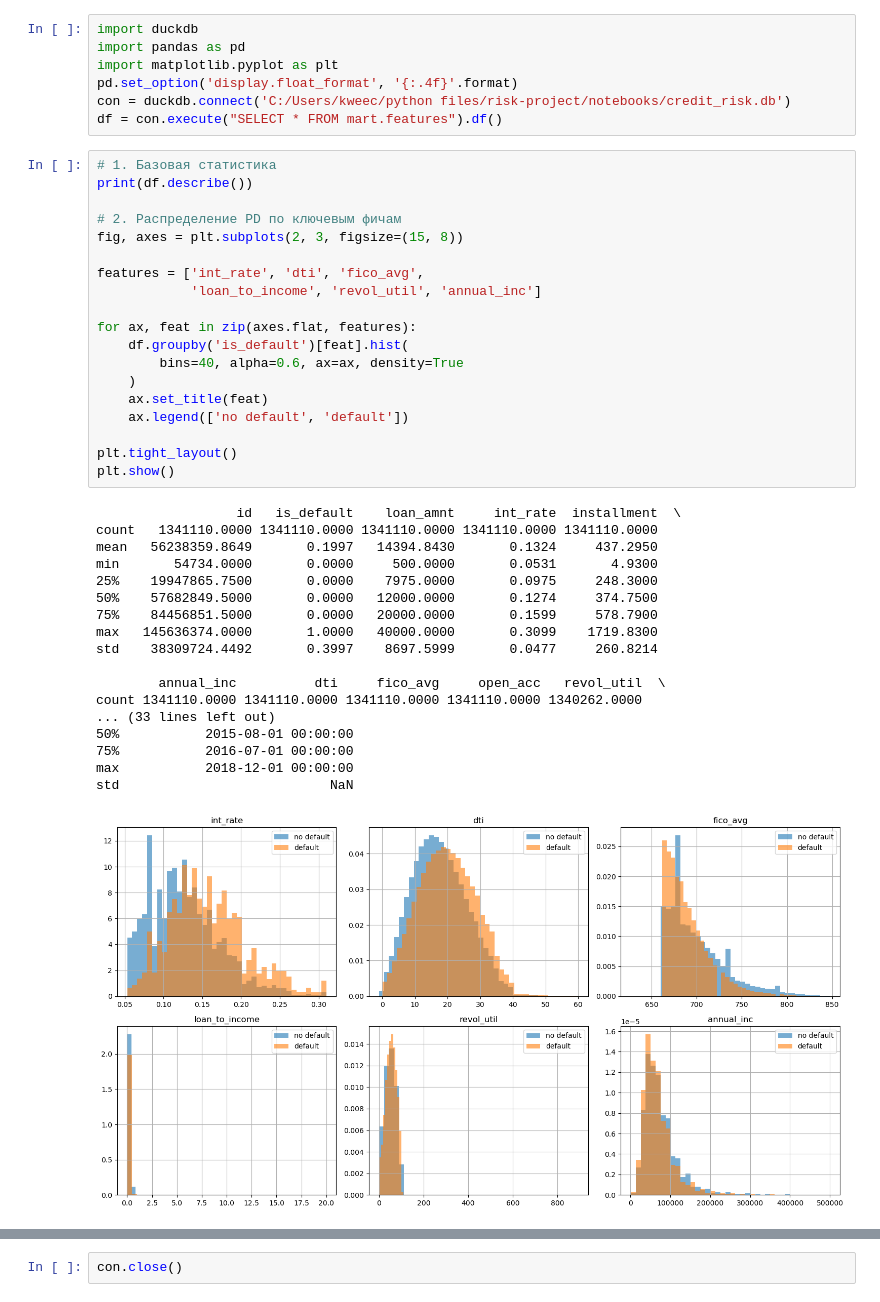
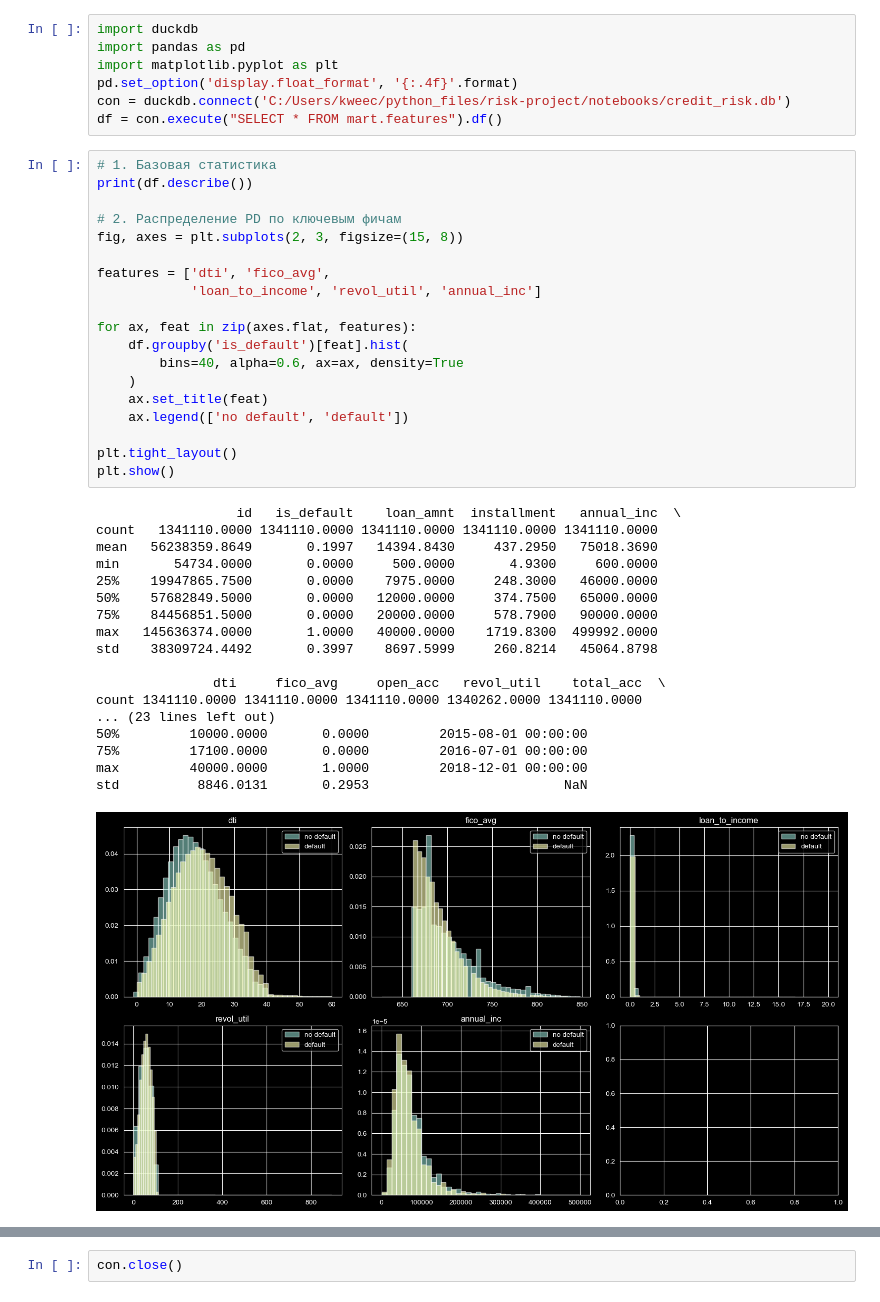
Before and after one commit to kweeck/risk-management-project, a Jupyter notebook: notebooks/01_eda.ipynb, the cells around one changed output, grey strips where cells are left out. Saved outputs shown, nothing was run; the diff lists cells and outputs as text.

```diff
--- a/notebooks/01_eda.ipynb
+++ b/notebooks/01_eda.ipynb
@@ -3,46 +3,46 @@ import duckdb
 import pandas as pd
 import matplotlib.pyplot as plt
 pd.set_option('display.float_format', '{:.4f}'.format)
-con = duckdb.connect('C:/Users/kweec/python files/risk-project/notebooks/credit_risk.db')
+con = duckdb.connect('C:/Users/kweec/python_files/risk-project/notebooks/credit_risk.db')
 df = con.execute("SELECT * FROM mart.features").df()
 # %%
 # 1. Базовая статистика
 print(df.describe())
 
 # 2. Распределение PD по ключевым фичам
 fig, axes = plt.subplots(2, 3, figsize=(15, 8))
 
-features = ['int_rate', 'dti', 'fico_avg',
+features = ['dti', 'fico_avg',
             'loan_to_income', 'revol_util', 'annual_inc']
 
 for ax, feat in zip(axes.flat, features):
     df.groupby('is_default')[feat].hist(
         bins=40, alpha=0.6, ax=ax, density=True
     )
     ax.set_title(feat)
     ax.legend(['no default', 'default'])
 
 plt.tight_layout()
 plt.show()
 # %% [output]
-                  id   is_default    loan_amnt     int_rate  installment  \
+                  id   is_default    loan_amnt  installment   annual_inc  \
 count   1341110.0000 1341110.0000 1341110.0000 1341110.0000 1341110.0000
-mean   56238359.8649       0.1997   14394.8430       0.1324     437.2950
-min       54734.0000       0.0000     500.0000       0.0531       4.9300
-25%    19947865.7500       0.0000    7975.0000       0.0975     248.3000
-50%    57682849.5000       0.0000   12000.0000       0.1274     374.7500
-75%    84456851.5000       0.0000   20000.0000       0.1599     578.7900
-max   145636374.0000       1.0000   40000.0000       0.3099    1719.8300
-std    38309724.4492       0.3997    8697.5999       0.0477     260.8214
+mean   56238359.8649       0.1997   14394.8430     437.2950   75018.3690
+min       54734.0000       0.0000     500.0000       4.9300     600.0000
+25%    19947865.7500       0.0000    7975.0000     248.3000   46000.0000
+50%    57682849.5000       0.0000   12000.0000     374.7500   65000.0000
+75%    84456851.5000       0.0000   20000.0000     578.7900   90000.0000
+max   145636374.0000       1.0000   40000.0000    1719.8300  499992.0000
+std    38309724.4492       0.3997    8697.5999     260.8214   45064.8798
 
-        annual_inc          dti     fico_avg     open_acc   revol_util  \
-count 1341110.0000 1341110.0000 1341110.0000 1341110.0000 1340262.0000
-... (33 lines left out)
-50%           2015-08-01 00:00:00
-75%           2016-07-01 00:00:00
-max           2018-12-01 00:00:00
-std                           NaN
+               dti     fico_avg     open_acc   revol_util    total_acc  \
+count 1341110.0000 1341110.0000 1341110.0000 1340262.0000 1341110.0000
+... (23 lines left out)
+50%         10000.0000       0.0000         2015-08-01 00:00:00
+75%         17100.0000       0.0000         2016-07-01 00:00:00
+max         40000.0000       1.0000         2018-12-01 00:00:00
+std          8846.0131       0.2953                         NaN
-[figure, old version]
+[figure, new version]
 # %%
 # 3. Дефолтность по категориям
 for col in ['home_ownership', 'purpose', 'term_months']:
```
Also changed, not shown: parts of 1 cell of this notebook.
